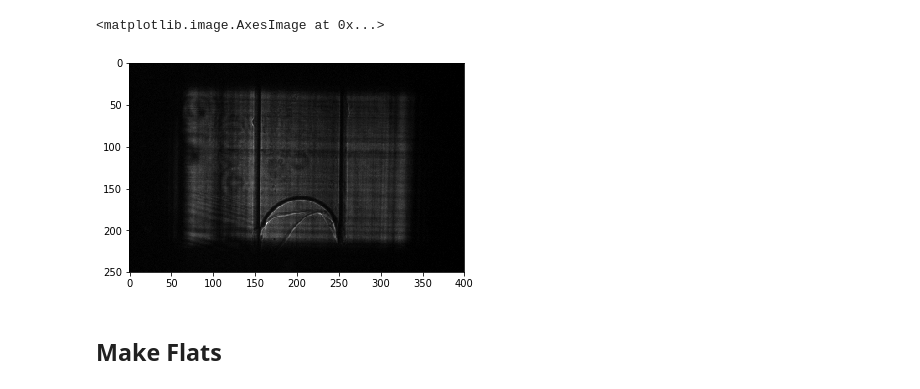
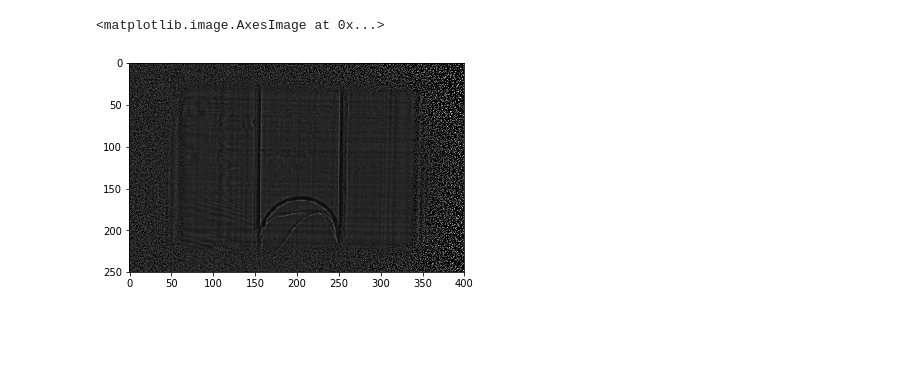
Before and after one commit to axruff/flatfield, a Jupyter notebook: flat.ipynb, the cells around one changed output. Cells and saved outputs as stored; diff of their text form; code cells hidden in the pictures; blank space fills up the shorter version.

```diff
--- a/flat.ipynb
+++ b/flat.ipynb
@@ -24,14 +24,16 @@ from PIL import Image
 from utils import *
 # %%
 path_input = u'e:\\Data\\burst\\'
-path_output = u'e:\\Data\\burst\\test\\'
+path_output = u'e:\\Data\\burst\\'
 
 raws = read_tiff(path_input + 'raws_16_45_00.tif', 100)
-flats= read_tiff(path_input + 'flats_16_45_31.tif', 100)
+flats= read_tiff(path_input + 'flats_16_45_38.tif', 100)
 # %%
 # remove frames, startng form 1 as a first index value
 index_remove_raw = np.array([2,9,10,17,18,25,32,33,40,41,48,49,56,64,71,72,79,
                              80,87,88,95,102,103,110,111,114,115]) - 1
 rest_frames = np.arange(116, 128)
 remove_indexes = np.concatenate((index_remove_raw, rest_frames))
-raws = np.delete(raws, remove_indexes)
+raws = np.delete(raws, remove_indexes, axis=0)
+
+print(len(raws))
@@ -37,0 +44,12 @@ raws = np.delete(raws, remove_indexes)
+# %%
+sigma = 2.0
+
+flats_high_pass = []
+for f in flats:
+    flats_high_pass.append( (f + 0.001) / (gaussian_filter(f, sigma=sigma)+0.001))
+
+mean_flat = np.mean(flats_high_pass, axis=0)
+
+raws_high_pass = []
+for r in raws:
+    raws_high_pass.append( (r + 0.001) / (gaussian_filter(r, sigma=sigma)+0.001))
@@ -38,12 +62,10 @@ raws = np.delete(raws, remove_indexes)
 # %%
 i = 0
 
-im = raws[0]
-flat = flats[0]
+im = raws_high_pass[0]
+flat = flats_high_pass[0]
+
+plt.imshow(im, cmap='gray')
+# %% [output]
+<matplotlib.image.AxesImage at 0x...>
+[figure, added]
-# %%
-plt.imshow(im, cmap='gray')
-# %% [output]
-<matplotlib.image.AxesImage at 0x...>
-[figure, removed]
-# %% [markdown]
-## Make Flats
```
Also changed, not shown: parts of 11 cells of this notebook.
